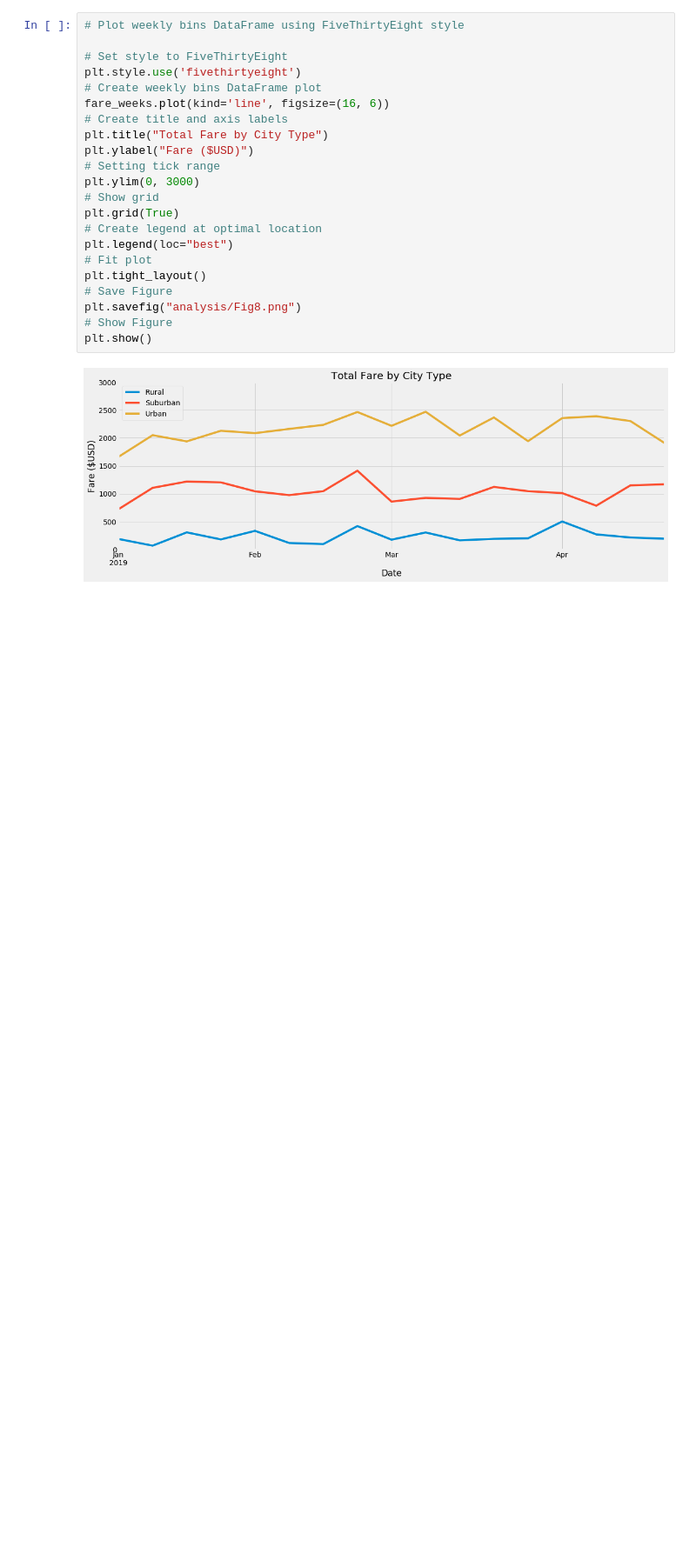
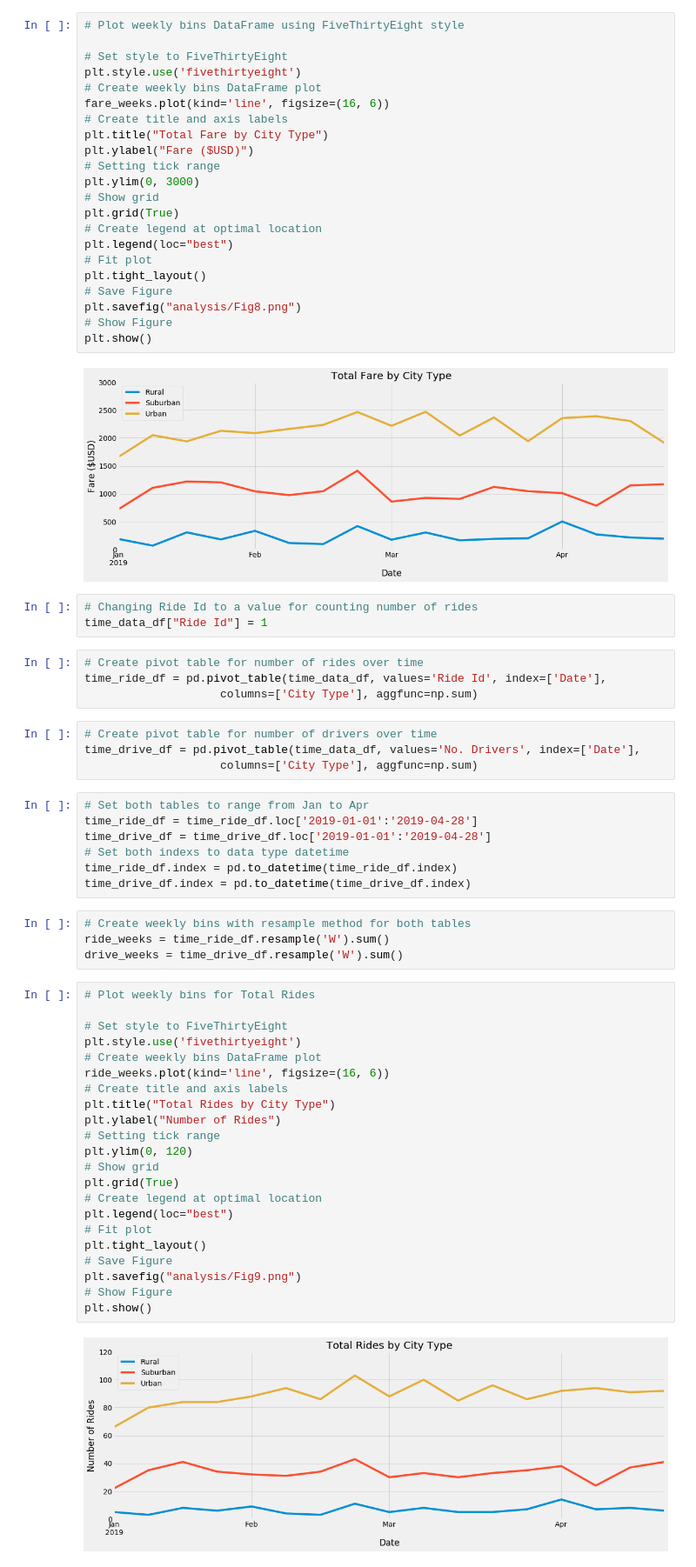
Before and after one commit to ejlaflure/PyBer_Analysis, a Jupyter notebook: PyBer_Challenge.ipynb, the cells around one changed output. Shown: that part at 87% size. Saved outputs shown, nothing was run; the diff lists cells and outputs as text; blank space fills up the shorter version.

Commit message:
adding additional analysis 1

```diff
--- a/PyBer_Challenge.ipynb
+++ b/PyBer_Challenge.ipynb
@@ -1157,3 +1157,49 @@ plt.savefig("analysis/Fig8.png")
 plt.show()
 # %% [output]
 [figure]
+# %%
+# Changing Ride Id to a value for counting number of rides
+time_data_df["Ride Id"] = 1
+# %%
+# Create pivot table for number of rides over time
+time_ride_df = pd.pivot_table(time_data_df, values='Ride Id', index=['Date'],
+                    columns=['City Type'], aggfunc=np.sum)
+# %%
+# Create pivot table for number of drivers over time
+time_drive_df = pd.pivot_table(time_data_df, values='No. Drivers', index=['Date'],
+                    columns=['City Type'], aggfunc=np.sum)
+# %%
+# Set both tables to range from Jan to Apr
+time_ride_df = time_ride_df.loc['2019-01-01':'2019-04-28']
+time_drive_df = time_drive_df.loc['2019-01-01':'2019-04-28']
+# Set both indexs to data type datetime
+time_ride_df.index = pd.to_datetime(time_ride_df.index)
+time_drive_df.index = pd.to_datetime(time_drive_df.index)
+# %%
+# Create weekly bins with resample method for both tables
+ride_weeks = time_ride_df.resample('W').sum()
+drive_weeks = time_drive_df.resample('W').sum()
+# %%
+# Plot weekly bins for Total Rides
+
+# Set style to FiveThirtyEight
+plt.style.use('fivethirtyeight')
+# Create weekly bins DataFrame plot
+ride_weeks.plot(kind='line', figsize=(16, 6))
+# Create title and axis labels
+plt.title("Total Rides by City Type")
+plt.ylabel("Number of Rides")
+# Setting tick range
+plt.ylim(0, 120)
+# Show grid
+plt.grid(True)
+# Create legend at optimal location
+plt.legend(loc="best")
+# Fit plot
+plt.tight_layout()
+# Save Figure
+plt.savefig("analysis/Fig9.png")
+# Show Figure
+plt.show()
+# %% [output]
+[figure, added]
```
Also changed, not shown: parts of 2 cells of this notebook, 4 other files.
